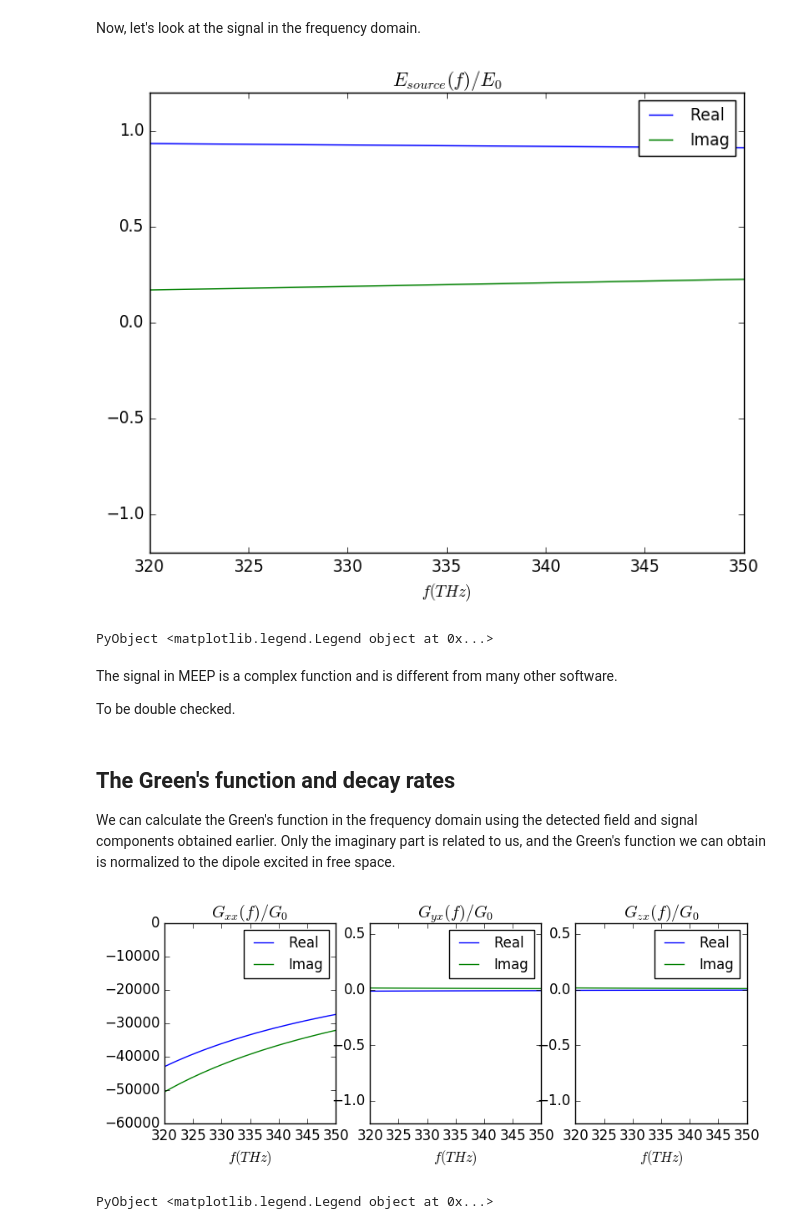
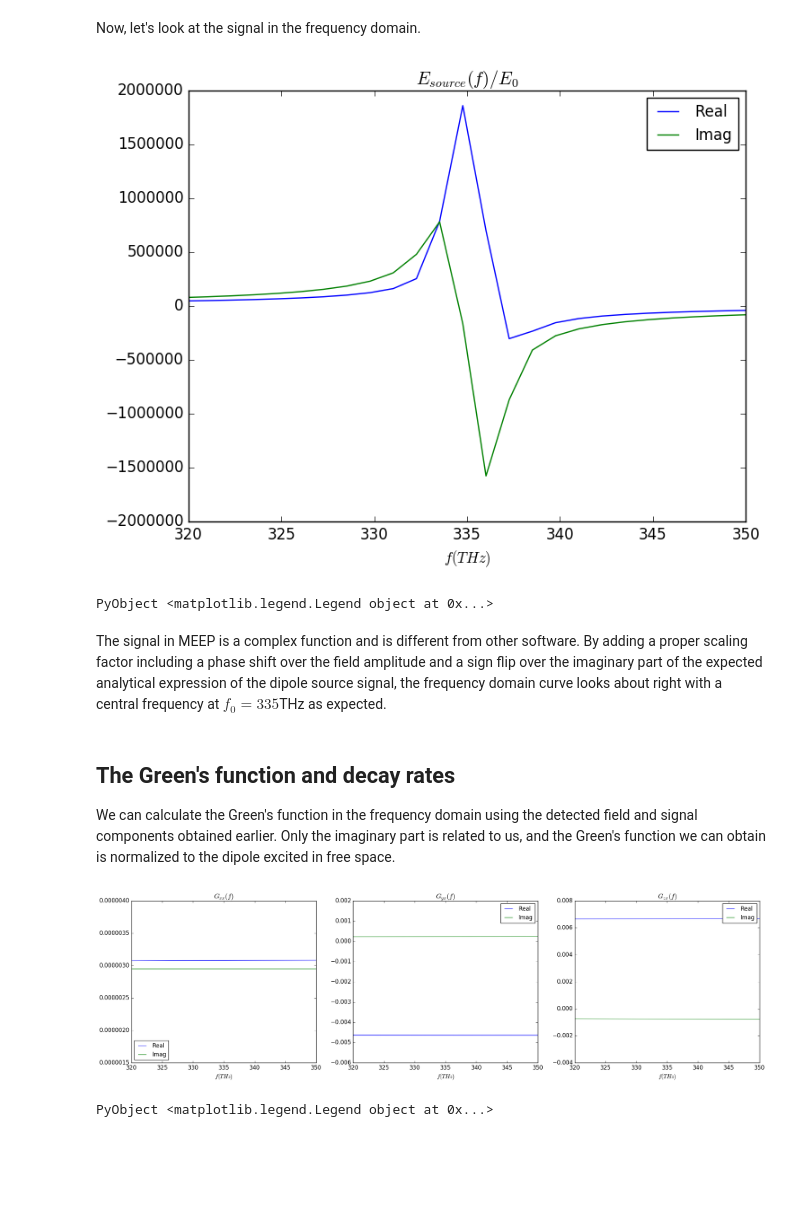
Before and after one commit to i2000s/simnanophotonics, a Jupyter notebook: Nanofiber.ipynb, the cells around one changed output. Cells and saved outputs as stored; diff of their text form; code cells hidden in the pictures; blank space fills up the shorter version.

```diff
--- a/Nanofiber.ipynb
+++ b/Nanofiber.ipynb
@@ -38,9 +20,9 @@ ez.r                     Dataset {1200/Inf}
 # %%
 using PyPlot
 using HDF5
-ex = h5read("nanofiber-Ert.h5", "ex.r") + im*h5read("nanofiber-Ert.h5", "ex.i")
-ey = h5read("nanofiber-Ert.h5", "ey.r") + im*h5read("nanofiber-Ert.h5", "ey.i")
-ez = h5read("nanofiber-Ert.h5", "ez.r") + im*h5read("nanofiber-Ert.h5", "ez.i")
+ex = h5read("data/nanofiber-Ert-ex.h5", "ex.r") + im*h5read("data/nanofiber-Ert-ex.h5", "ex.i")
+ey = h5read("data/nanofiber-Ert-ex.h5", "ey.r") + im*h5read("data/nanofiber-Ert-ex.h5", "ey.i")
+ez = h5read("data/nanofiber-Ert-ex.h5", "ez.r") + im*h5read("data/nanofiber-Ert-ex.h5", "ez.i")
 println(ndims(ex)) # Print out the dimension of the variables to check if it's a vector (output 1). Otherwise, use permutedims to flip the data dimension.
 ex = ex[end:-1:1]; ey = ey[end:-1:1]; ez = ez[end:-1:1];
 println(size(ex))
@@ -123,12 +105,13 @@ $$E_i = E_0 \exp{\left[-i\omega t-\frac{(t-t_0)^2}{2w^2}\right]},$$
 where $w=\frac{1}{df}$ is the time width of the signal and $df$ is the frequency width in the special units defined by MEEP. In the simulation script, the center of time $t_0$ is defined by
 $t_0=t_{start}+\Delta t_{cutoff}$ with the starting time $t_{start}=0$ and the cutoff time $t_{cutoff}=5$ by default. So, the signal of the input component will look like the following.
 # %%
-df=deltaT; w=1/df;
+df=deltaT;
+w=1/0.02*t_unit;
 lambda0=0.895e-6;
 ω=2.*pi*c/lambda0
 t_cutoff=5*t_unit; t_0=t_cutoff;
 t=t*t_unit;
-E_source=exp(-im*ω*t-(t-t_0).^2/2./w^2)
+E_source=exp(-im*ω*t-(t-t_0).^2/2/w^2)
 figure;
 plot(t,real(E_source))
 plot(t,imag(E_source))
@@ -136,4 +119,5 @@ title("\$E_{source}(t)/E_0\$")
 xlabel(L"t(s)")
 #ylabel(L"$E_y$ (arbitrary units)")
 legend(["Real", "Imag"],fontsize=8)
+w
 # %% [output]
@@ -141,0 +130,21 @@ PyObject <matplotlib.legend.Legend object at 0x...>
+# %%
+using HDF5
+# Load dipole simulation data using vacuum as the environmental material.
+ex_vac = h5read("data/vacuum-Ert-240.h5", "ex.r") + im*h5read("data/vacuum-Ert-240.h5", "ex.i");
+ey_vac = h5read("data/vacuum-Ert-240.h5", "ey.r") + im*h5read("data/vacuum-Ert-240.h5", "ey.i");
+ez_vac = h5read("data/vacuum-Ert-240.h5", "ez.r") + im*h5read("data/vacuum-Ert-240.h5", "ez.i");
+ex_vac = ex_vac[end:-1:1]; ey_vac = ey_vac[end:-1:1]; ez_vac = ez_vac[end:-1:1];
+# Change the scaling factor and initial phase shift for the dipole source amplitude to make both the analytical and numerical curves match up.
+E_source_fit=(5.78e+3exp(1.*pi/6.3.*im))*E_source;
+# Plot out the fitted analytical solution of the dipole source signal against the simulated data.
+using PyPlot
+figure;
+ax = gca()
+cp = ax[:plot](t[1:10],real(E_source_fit[1:10]),"r-")
+cp = ax[:plot](t[1:10],-imag(E_source_fit[1:10]),"b-") # There is a sign difference for the imaginary part.
+cp = ax[:plot](t[1:10],real(ex_vac[1:10]),"k-.")
+cp = ax[:plot](t[1:10],imag(ex_vac[1:10]),"y-.")
+xlabel("t")
+ylabel("E(t)")
+# Correct the sign flip of the imaginary part of the fitted dipole signal function.
+E_source_fit=real(E_source_fit)-im*imag(E_source_fit);
@@ -142,49 +153,48 @@ PyObject <matplotlib.legend.Legend object at 0x...>
 # %% [markdown]
 Now, let's look at the signal in the frequency domain.
 # %%
-E_source_f = fft(E_source)
-#E_source_f = fftshift(E_source_f) # Shift the data as before.
+E_source_f = fft(E_source_fit)
+#E_source_f = fftshift(E_source_fit) # Shift the data as before.
 figure;
 plot(freq_scale,real(E_source_f))
 plot(freq_scale,imag(E_source_f))
 title("\$E_{source}(f)/E_0\$")
 xlabel(L"f (THz)")
 xlim([320,350])
-ylim([-1.2,1.2])
+#ylim([-1.2e4,1.2e4])
 #ylabel(L"$E_y$ (arbitrary units)")
 legend(["Real", "Imag"],fontsize=12)
 # %% [output]
-[figure, old version]
+[figure, new version]
 PyObject <matplotlib.legend.Legend object at 0x...>
-# %% [markdown]
-The signal in MEEP is a complex function and is different from many other software.
-
-To be double checked.
+# %% [markdown]
+The signal in MEEP is a complex function and is different from other software.
+By adding a proper scaling factor including a phase shift over the field amplitude and a sign flip over the imaginary part of the expected analytical expression of the dipole source signal, the frequency domain curve looks about right with a central frequency at $f_0=335$THz as expected.
 # %% [markdown]
 ## The Green's function and decay rates
 We can calculate the Green's function in the frequency domain using the detected field and signal components obtained earlier. Only the imaginary part is related to us, and the Green's function we can obtain is normalized to the dipole excited in free space.
 # %%
-Gxx=ex_f./E_source_f
-Gyx=ey_f./E_source_f
-Gzx=ez_f./E_source_f
+Gxx=ex_f./(E_source_f)
+Gyx=ey_f./(E_source_f)
+Gzx=ez_f./(E_source_f)
 
-figure(figsize=(9,3))
+figure(figsize=(24,6))
 subplot(1,3,1)
 plot(real(Gxx))
 plot(imag(Gxx))
-title("\$G_{xx}(f)/G_0\$")
+title("\$G_{xx}(f)\$")
 xlabel(L"f(THz)")
 xlim([320,350])
 #xticks(linspace(800,960,5))
 #ylabel(L"$G_{xx}/G_0$ (arbitrary units)")
-ylim([-60000,0])
-legend(["Real", "Imag"],fontsize=12)
+#ylim([-2e-2,2e-2])
+legend(["Real", "Imag"],fontsize=12,loc="lower left")
 #legend(["Imag"],fontsize=8)
 
 subplot(1,3,2)
 plot(real(Gyx))
 plot(imag(Gyx))
-title("\$G_{yx}(f)/G_0\$")
+title("\$G_{yx}(f)\$")
 xlabel(L"f(THz)")
 xlim([320,350])
 #xticks(linspace(800,960,5))
@@ -194,7 +204,7 @@ legend(["Real", "Imag"],fontsize=12)
 subplot(1,3,3)
 plot(real(Gzx))
 plot(imag(Gzx))
-title("\$G_{zx}(f)/G_0\$")
+title("\$G_{zx}(f)\$")
 xlabel(L"f(THz)")
 xlim([320,350])
 #ylim([-10,10])
@@ -202,6 +212,6 @@ xlim([320,350])
 #ylabel(L"$G_{zx}/G_0$ (arbitrary units)")
 legend(["Real", "Imag"],fontsize=12)
 # %% [output]
-[figure, old version]
+[figure, new version]
 PyObject <matplotlib.legend.Legend object at 0x...>
 # %% [markdown]
```
Also changed, not shown: parts of 8 cells of this notebook, 37 other files.
